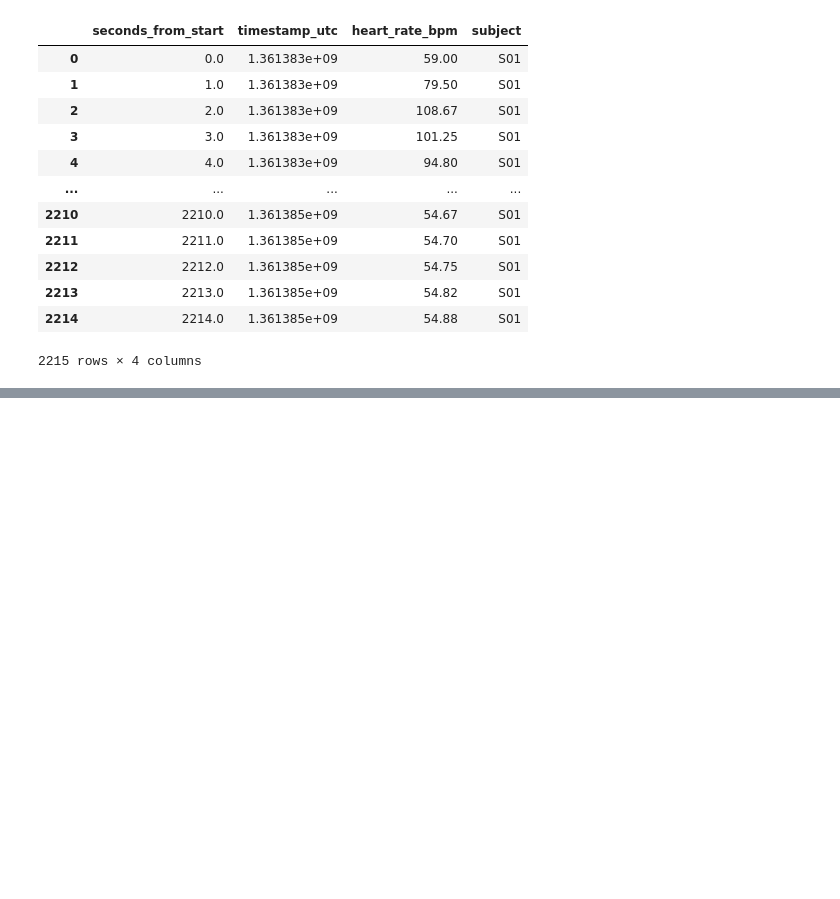
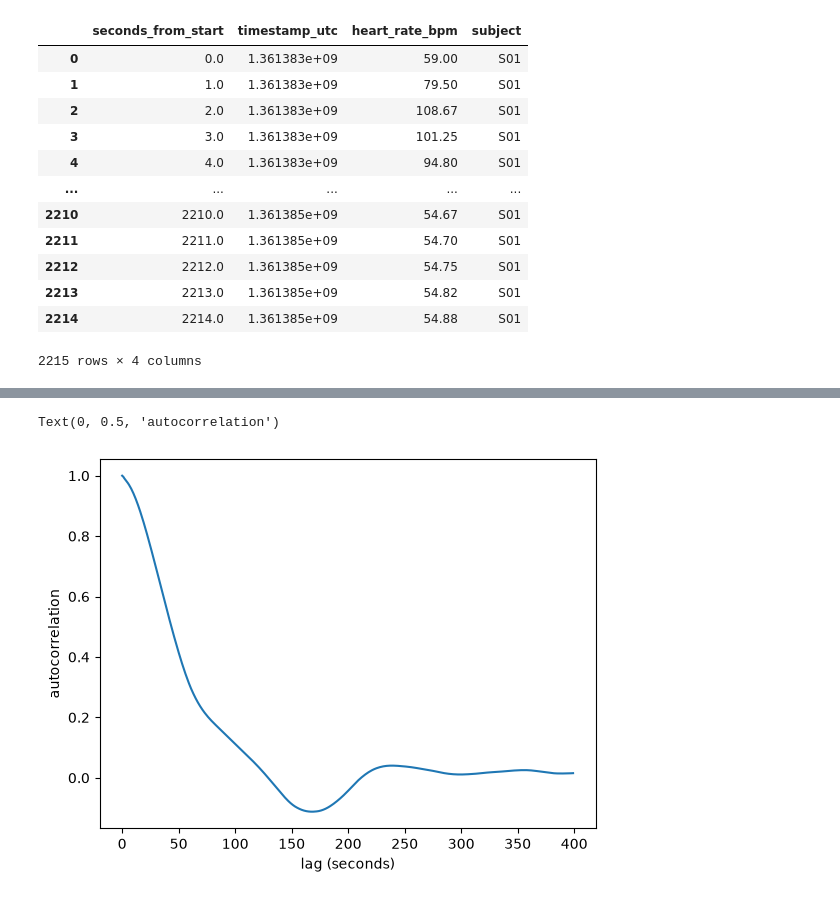
Before and after one commit to featuregraph/featuregraph-core, a Jupyter notebook: notebooks/wearable_demo.ipynb, the cells around one changed output, grey strips where cells are left out. Drawn from its saved outputs; the diff is of its cells as text; code cells hidden in the pictures; blank space fills up the shorter version.

```diff
--- a/notebooks/wearable_demo.ipynb
+++ b/notebooks/wearable_demo.ipynb
@@ -49,0 +65,16 @@ fg.plot(hr, [['heart_rate_bpm'],
+# %%
+import numpy as np
+
+x = hr["heart_rate_bpm"].to_numpy()
+x = x - x.mean()
+acf = np.correlate(x, x, mode="full")[len(x)-1:]
+acf = acf / acf[0]
+
+# look for the first real peak after the initial decay, not just lag 0
+import matplotlib.pyplot as plt
+plt.plot(acf[:400])
+plt.xlabel("lag (seconds)")
+plt.ylabel("autocorrelation")
+# %% [output]
+Text(0, 0.5, 'autocorrelation')
+[figure, added]
```
Also changed, not shown: parts of 6 cells of this notebook, 3 other files.
